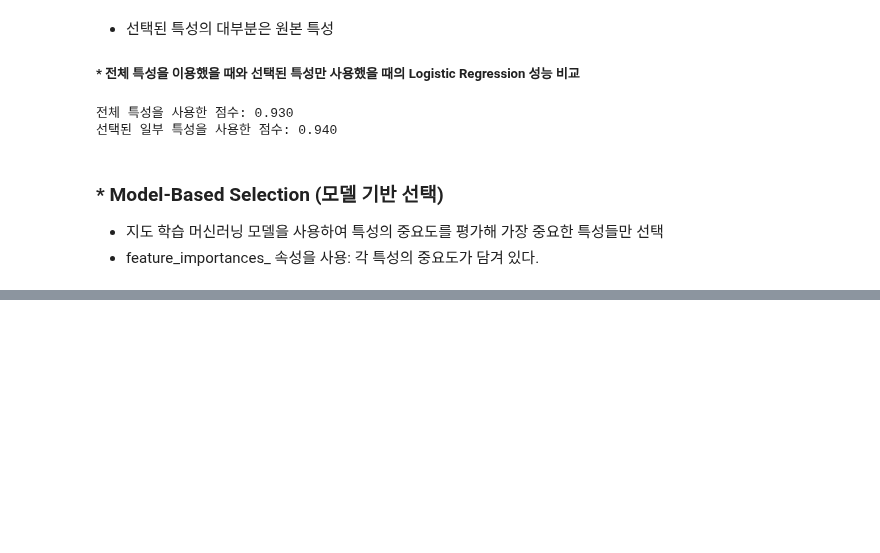
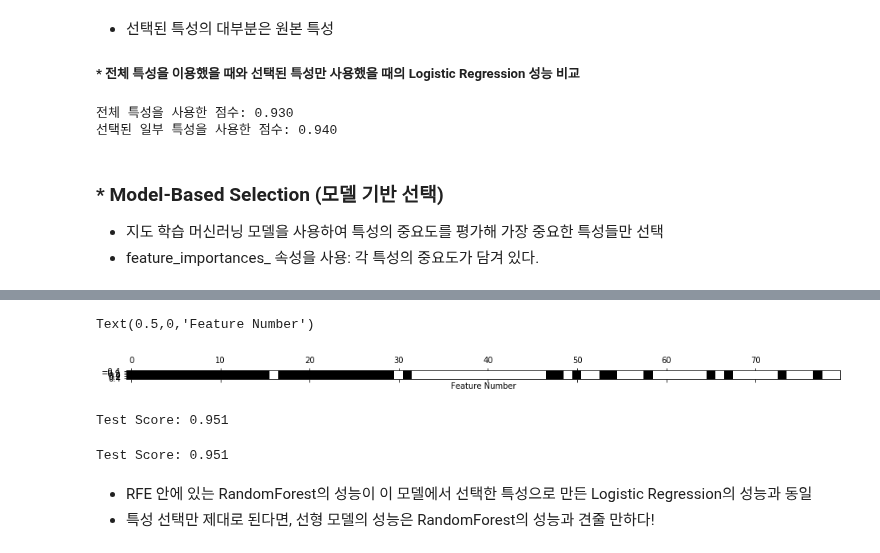
Before and after one commit to JMmmmuu/ML, a Jupyter notebook: IntroToMLwithPython/4_RepresentingData_n_EngineeringFeatures.ipynb, the cells around one changed output, grey strips where cells are left out. Saved outputs shown, nothing was run; the diff lists cells and outputs as text; code cells hidden in the pictures; blank space fills up the shorter version.

```diff
--- a/IntroToMLwithPython/4_RepresentingData_n_EngineeringFeatures.ipynb
+++ b/IntroToMLwithPython/4_RepresentingData_n_EngineeringFeatures.ipynb
@@ -571,0 +610,27 @@ print("선택된 일부 특성을 사용한 점수: {:.3f}".format(lr.score(x_te
+# %%
+from sklearn.feature_selection import RFE
+select = RFE(RandomForestClassifier(n_estimators=100, random_state=42), n_features_to_select=40)
+
+select.fit(x_train, y_train)
+# 선택한 특성 표시
+mask = select.get_support()
+plt.matshow(mask.reshape(1, -1), cmap='gray_r')
+plt.xlabel("Feature Number")
+# %% [output]
+Text(0.5,0,'Feature Number')
+[figure, added]
+# %%
+x_train_rfe = select.transform(x_train)
+x_test_rfe = select.transform(x_test)
+
+score = LogisticRegression().fit(x_train_rfe, y_train).score(x_test_rfe, y_test)
+print("Test Score: {:.3f}".format(score))
+# %% [output]
+Test Score: 0.951
+# %%
+print("Test Score: {:.3f}".format(select.score(x_test, y_test)))
+# %% [output]
+Test Score: 0.951
+# %% [markdown]
+* RFE 안에 있는 RandomForest의 성능이 이 모델에서 선택한 특성으로 만든 Logistic Regression의 성능과 동일
+* 특성 선택만 제대로 된다면, 선형 모델의 성능은 RandomForest의 성능과 견줄 만하다!
```
Also changed, not shown: parts of 7 cells of this notebook.
